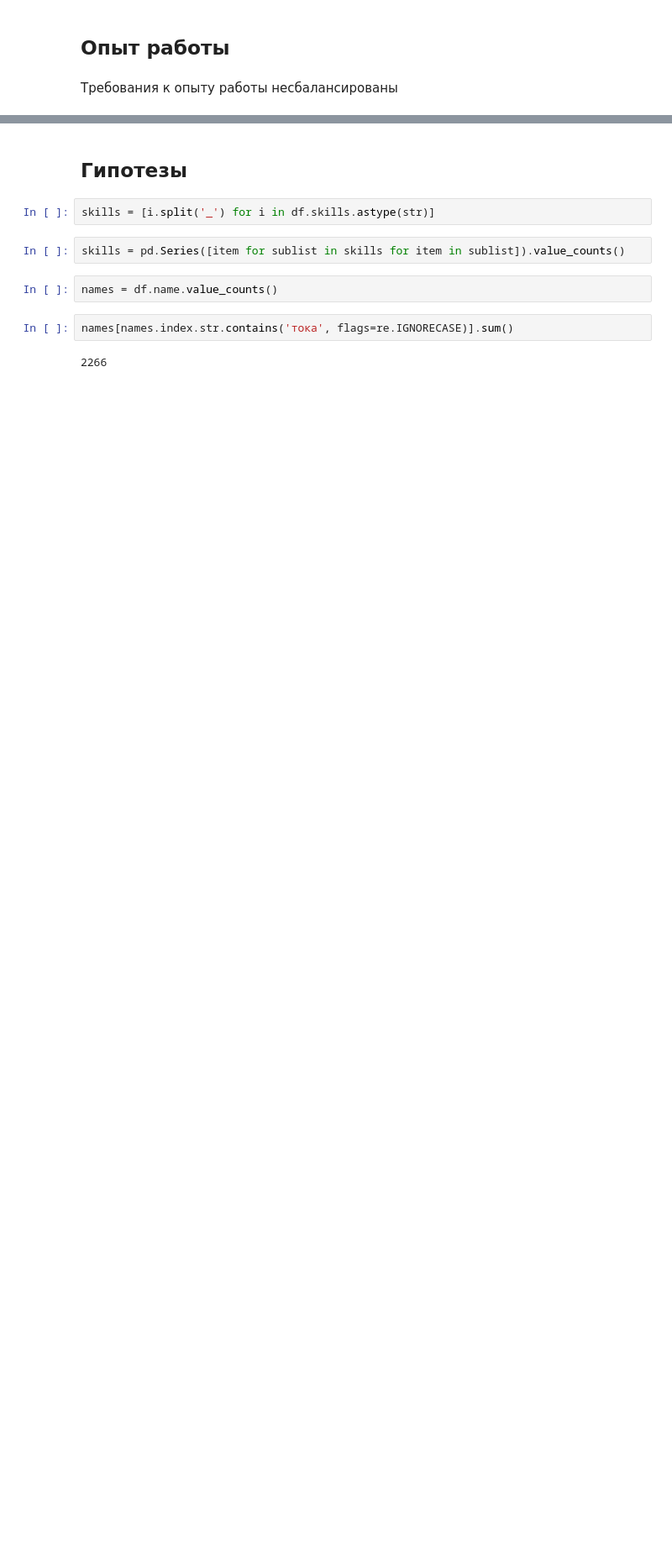
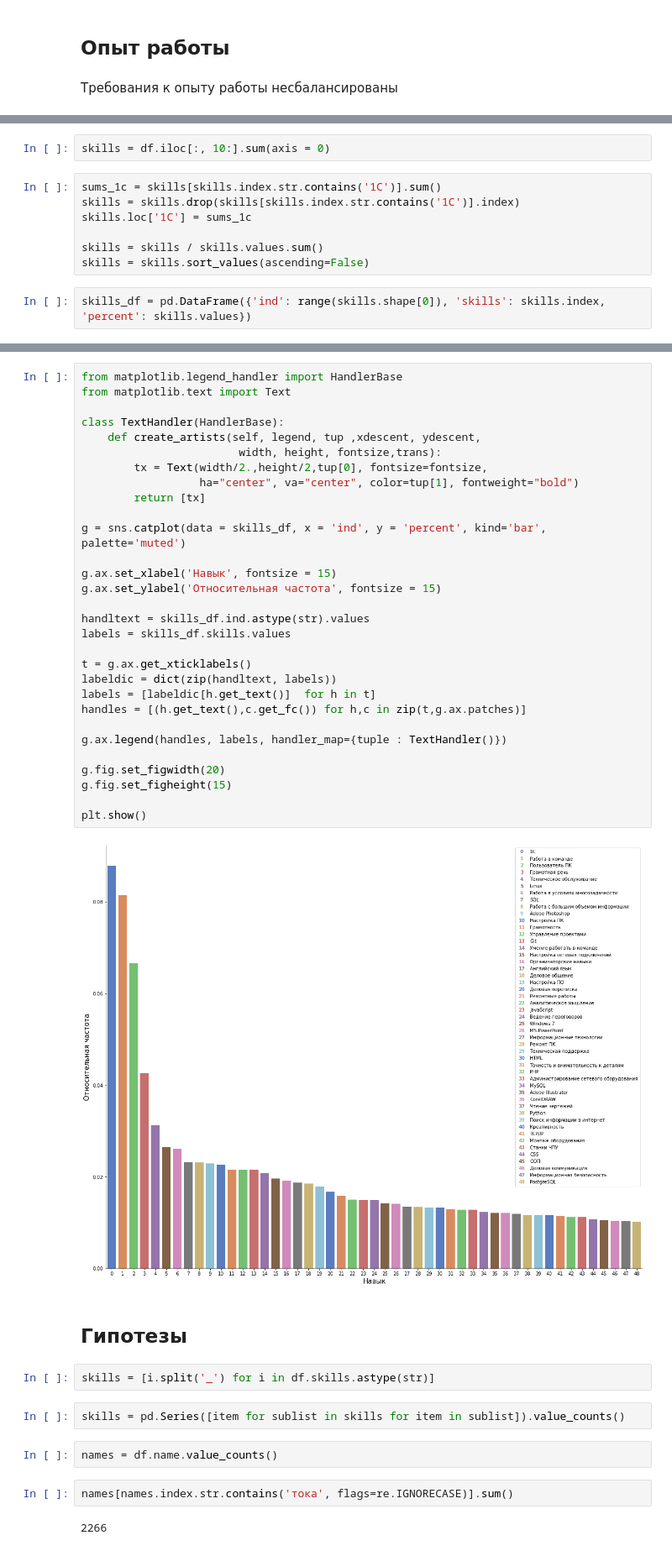
Before and after one commit to denozavrus/Project_Vaccancies, a Jupyter notebook: scripts/Notebooks/Hypothesis.ipynb, the cells around one changed output, grey strips where cells are left out. Shown at 84% size. Drawn from its saved outputs; the diff is of its cells as text; blank space fills up the shorter version.

Commit message:
Skills visualization

```diff
--- a/scripts/Notebooks/Hypothesis.ipynb
+++ b/scripts/Notebooks/Hypothesis.ipynb
@@ -575,0 +578,11 @@ plt.show()
+# %%
+skills = df.iloc[:, 10:].sum(axis = 0)
+# %%
+sums_1c = skills[skills.index.str.contains('1С')].sum()
+skills = skills.drop(skills[skills.index.str.contains('1С')].index)
+skills.loc['1С'] = sums_1c
+
+skills = skills / skills.values.sum()
+skills = skills.sort_values(ascending=False)
+# %%
+skills_df = pd.DataFrame({'ind': range(skills.shape[0]), 'skills': skills.index, 'percent': skills.values})
@@ -576,3 +609,35 @@ plt.show()
+# %%
+from matplotlib.legend_handler import HandlerBase
+from matplotlib.text import Text
+
+class TextHandler(HandlerBase):
+    def create_artists(self, legend, tup ,xdescent, ydescent,
+                        width, height, fontsize,trans):
+        tx = Text(width/2.,height/2,tup[0], fontsize=fontsize,
+                  ha="center", va="center", color=tup[1], fontweight="bold")
+        return [tx]
+
+g = sns.catplot(data = skills_df, x = 'ind', y = 'percent', kind='bar', palette='muted')
+
+g.ax.set_xlabel('Навык', fontsize = 15)
+g.ax.set_ylabel('Относительная частота', fontsize = 15)
+
+handltext = skills_df.ind.astype(str).values
+labels = skills_df.skills.values
+
+t = g.ax.get_xticklabels()
+labeldic = dict(zip(handltext, labels))
+labels = [labeldic[h.get_text()]  for h in t]
+handles = [(h.get_text(),c.get_fc()) for h,c in zip(t,g.ax.patches)]
+
+g.ax.legend(handles, labels, handler_map={tuple : TextHandler()})
+
+g.fig.set_figwidth(20)
+g.fig.set_figheight(15)
+
+plt.show()
+# %% [output]
+[figure, added]
 # %% [markdown]
 ## Гипотезы
 # %%
```
Also changed, not shown: parts of 15 cells of this notebook, 1 other file.
